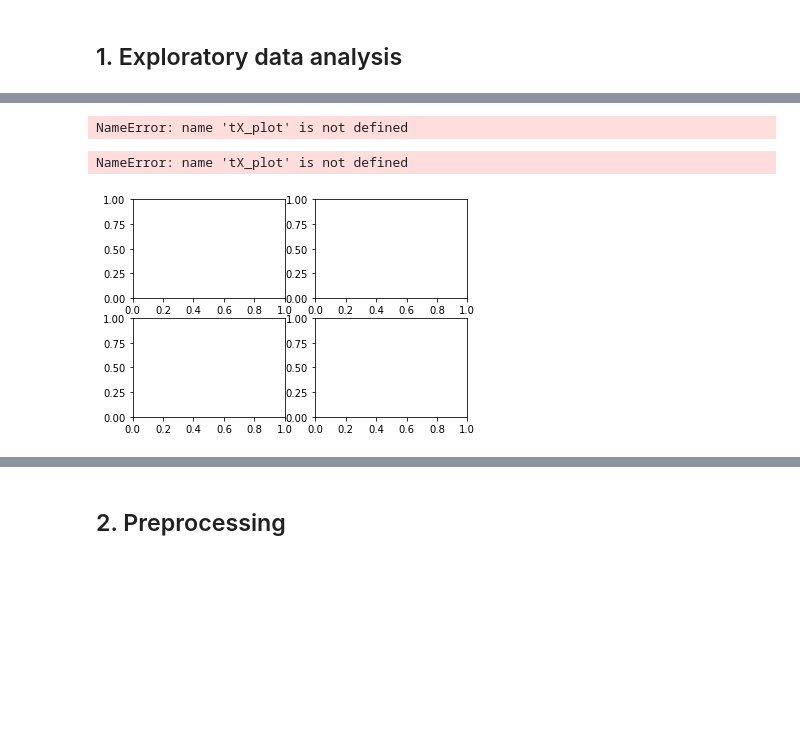
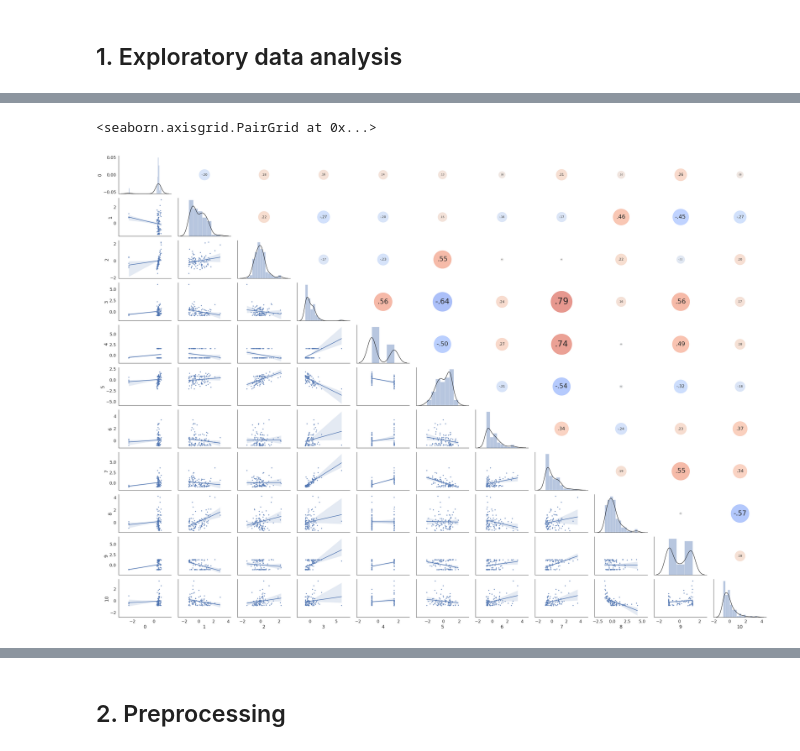
Before and after one commit to xavoliva6/ml-higgs-boson, a Jupyter notebook: project1/scripts/project1.ipynb, the cells around one changed output, grey strips where cells are left out. Saved outputs shown, nothing was run; the diff lists cells and outputs as text; code cells hidden in the pictures; blank space fills up the shorter version.

Commit message:
update visualisation and preprocessing

```diff
--- a/project1/scripts/project1.ipynb
+++ b/project1/scripts/project1.ipynb
@@ -53,18 +55,0 @@ df_s = df.iloc[:100,2:10]
-# %%
-def corrdot(*args, **kwargs):
-    corr_r = args[0].corr(args[1], 'pearson')
-    corr_text = f"{corr_r:2.2f}".replace("0.", ".")
-    ax = plt.gca()
-    ax.set_axis_off()
-    marker_size = abs(corr_r) * 10000
-    ax.scatter([.5], [.5], marker_size, [corr_r], alpha=0.6, cmap="coolwarm",
-               vmin=-1, vmax=1, transform=ax.transAxes)
-    font_size = abs(corr_r) * 40 + 5
-    ax.annotate(corr_text, [.5, .5,],  xycoords="axes fraction",
-                ha='center', va='center', fontsize=font_size)
-
-sns.set(style='white', font_scale=1.6)
-g = sns.PairGrid(df_s, aspect=1.4, diag_sharey=False)
-#g.map_lower(sns.regplot, lowess=True, ci=False, line_kws={'color': 'black'})
-g.map_diag(sns.distplot, kde_kws={'color': 'black'})
-g.map_upper(corrdot)
@@ -76,5 +55,0 @@ g
-# %%
-import seaborn as sns
-sns.set_style("whitegrid");
-sns.pairplot(df_s);
-plt.show()
@@ -94,28 +56,21 @@ NameError: name 'tX_plot_stand' is not defined
-# %%
-# get indices sorted by variance of unstandardized trainings data
-s = np.std(tX_plot , axis = 0)
-s = np.argsort(s).tolist()
-
-# feature 12 in [0,1]
-# feature 22 in {2,3}
-# feature 14, 17 in [-2.5, 2.5]
-# feature 20, 18, 25 in [-3.142, 3.142]
-# %% [output]
-NameError: name 'tX_plot' is not defined
-# %%
-# histograms of features
-fig, ((ax1, ax2), (ax3,ax4)) = plt.subplots(2,2)
-ax1.hist(tX_plot[:,s[:5]], bins = 100, histtype='step', stacked=True, fill=False);
-ax2.hist(tX_plot[:,s[5:15]], bins = 100, histtype='step', stacked=True, fill=False);
-ax3.hist(tX_plot[:,s[15:25]], bins = 100, histtype='step', stacked=True, fill=False);
-ax4.hist(tX_plot[:,s[25:]], bins = 100, histtype='step', stacked=True, fill=False);
-ax1.set_title("Histogram of unstandardized features");
-# find a faster way to freshen up plot
-
-ax1.set_yticklabels([]);
-ax2.set_yticklabels([]);
-ax3.set_yticklabels([]);
-ax4.set_yticklabels([]);
-# %% [output]
-NameError: name 'tX_plot' is not defined
-[figure, removed]
+# %%
+# process data for plotting
+# get N random samples for each feature samples
+N = 100
+X_sub = X_uncorr[np.random.permutation(X_uncorr.shape[0])][:N,:]
+X_sub_df = pd.DataFrame(X_sub)
+
+# split data for paired plots
+split = int(X_sub_df.shape[1]/2)
+X_sub_df_1 = X_sub_df.iloc[:100, :split]
+X_sub_df_2 = X_sub_df.iloc[:100, split:]
+# %%
+# paired plot of first half of features
+sns.set(style='white', font_scale=1.6)
+g = sns.PairGrid(X_sub_df_1, aspect=1.4, diag_sharey=False)
+g.map_lower(sns.regplot, scatter_kws={'s':10})
+g.map_diag(sns.distplot, kde_kws={'color': 'black'})
+g.map_upper(corrdot);
+# %% [output]
+<seaborn.axisgrid.PairGrid at 0x...>
+[figure, added]
```
Also changed, not shown: parts of 11 cells of this notebook, 1 other file.
